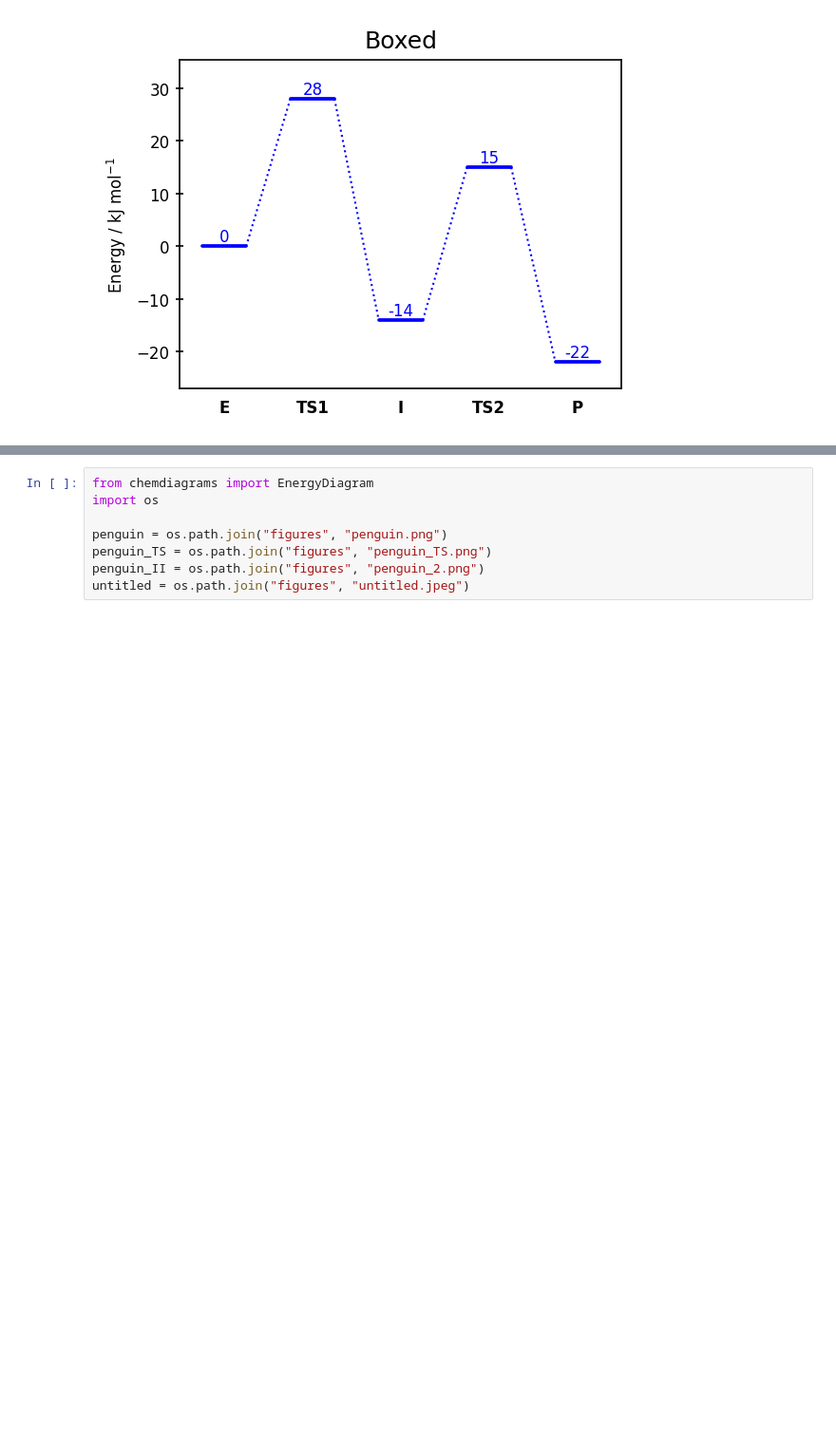
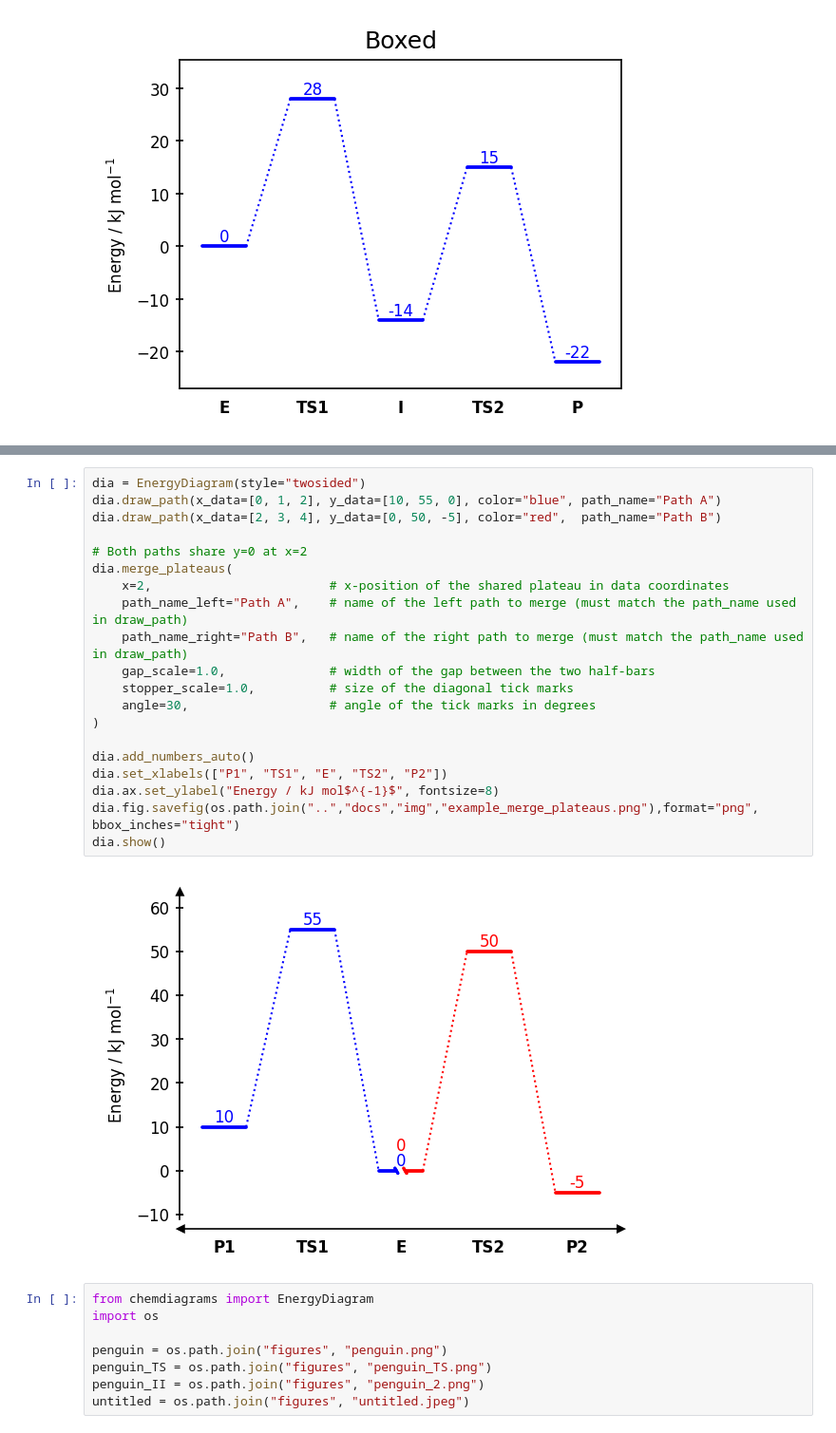
Before and after one commit to Tonner-Zech-Group/chem-diagrams, a Jupyter notebook: examples/test_use.ipynb, the cells around one changed output, grey strips where cells are left out. Shown at 95% size. Drawn from its saved outputs; the diff is of its cells as text; blank space fills up the shorter version.

```diff
--- a/examples/test_use.ipynb
+++ b/examples/test_use.ipynb
@@ -451,3 +502,25 @@ dia.show()
+# %%
+dia = EnergyDiagram(style="twosided")
+dia.draw_path(x_data=[0, 1, 2], y_data=[10, 55, 0], color="blue", path_name="Path A")
+dia.draw_path(x_data=[2, 3, 4], y_data=[0, 50, -5], color="red",  path_name="Path B")
+
+# Both paths share y=0 at x=2
+dia.merge_plateaus(
+    x=2,                        # x-position of the shared plateau in data coordinates
+    path_name_left="Path A",    # name of the left path to merge (must match the path_name used in draw_path)
+    path_name_right="Path B",   # name of the right path to merge (must match the path_name used in draw_path)
+    gap_scale=1.0,              # width of the gap between the two half-bars
+    stopper_scale=1.0,          # size of the diagonal tick marks
+    angle=30,                   # angle of the tick marks in degrees
+)
+
+dia.add_numbers_auto()
+dia.set_xlabels(["P1", "TS1", "E", "TS2", "P2"])
+dia.ax.set_ylabel("Energy / kJ mol$^{-1}$", fontsize=8)
+dia.fig.savefig(os.path.join("..","docs","img","example_merge_plateaus.png"),format="png", bbox_inches="tight")
+dia.show()
+# %% [output]
+[figure, added]
 # %%
 from chemdiagrams import EnergyDiagram
 import os
```
Also changed, not shown: parts of 7 cells of this notebook, 7 other files.
